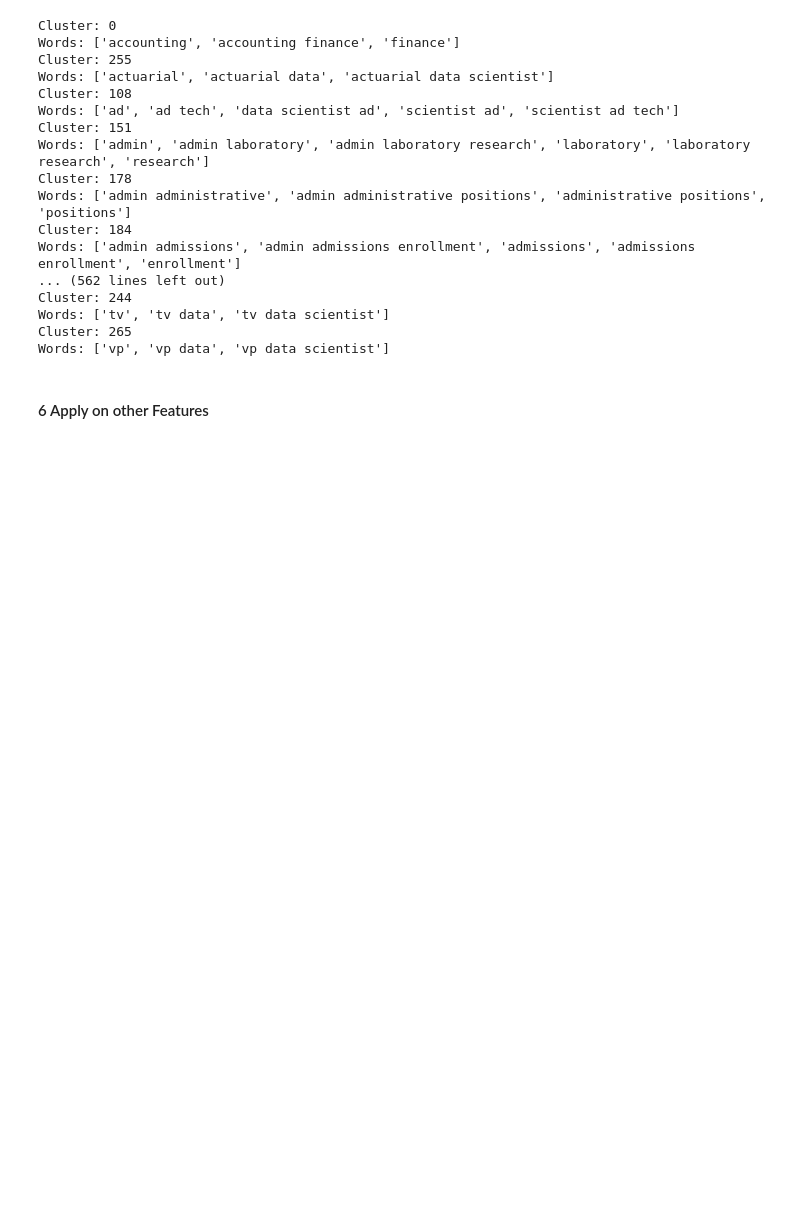
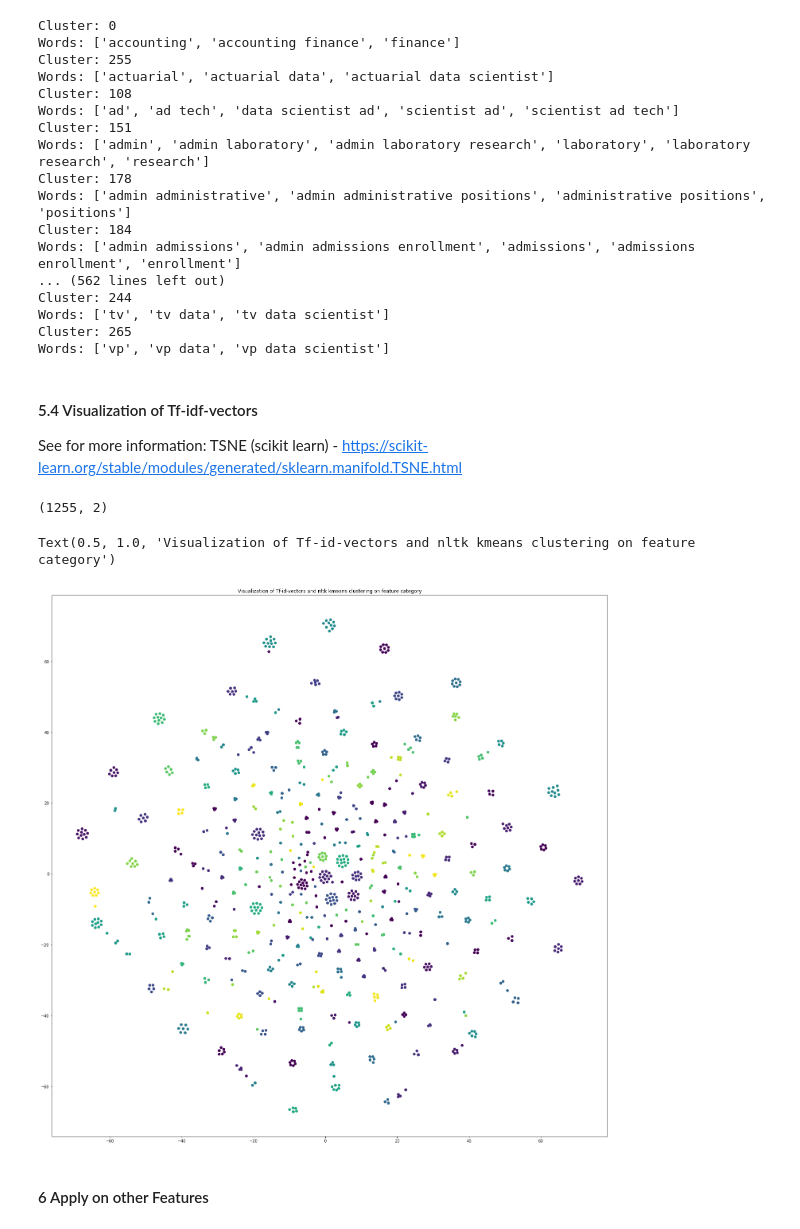
Before and after one commit to xXAI-botXx/Job-Posts-Similarity, a Jupyter notebook: WordSimilarities-Ansatz/Übung_8_JobPosts_Simalarity.ipynb, the cells around one changed output. Saved outputs shown, nothing was run; the diff lists cells and outputs as text; code cells hidden in the pictures; blank space fills up the shorter version.

```diff
--- a/WordSimilarities-Ansatz/Übung_8_JobPosts_Simalarity.ipynb
+++ b/WordSimilarities-Ansatz/Übung_8_JobPosts_Simalarity.ipynb
@@ -310,3 +325,25 @@ Cluster: 244
 Words: ['tv', 'tv data', 'tv data scientist']
 Cluster: 265
 Words: ['vp', 'vp data', 'vp data scientist']
+# %% [markdown]
+#### 5.4 Visualization of Tf-idf-vectors
+See for more information:
+TSNE (scikit learn) - https://scikit-learn.org/stable/modules/generated/sklearn.manifold.TSNE.html
+# %%
+tsne = TSNE(n_components=2)
+points = tsne.fit_transform(X_transpose.toarray())
+# %%
+points.shape
+# %% [output]
+(1255, 2)
+# %%
+x_data = [x[0] for x in points]
+y_data = [y[1] for y in points]
+# %%
+fig = plt.figure(figsize=(25, 25))
+ax = plt.axes()
+ax.scatter(x_data, y_data, c=nltk_labels)
+ax.set_title("Visualization of Tf-id-vectors and nltk kmeans clustering on feature category")
+# %% [output]
+Text(0.5, 1.0, 'Visualization of Tf-id-vectors and nltk kmeans clustering on feature category')
+[figure, added]
```
Also changed, not shown: parts of 7 cells of this notebook.
